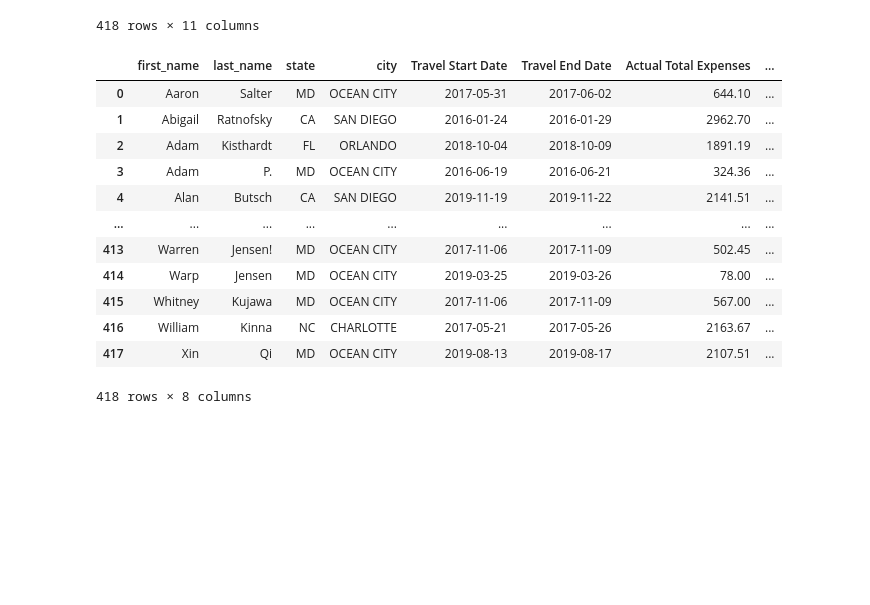
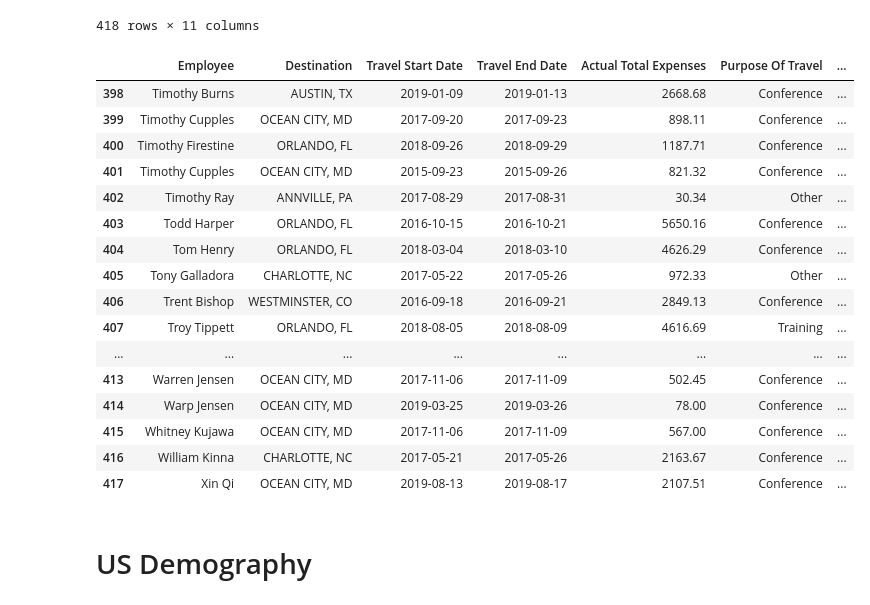
Before and after one commit to Sam10Alytics/Data_Cleanned_With_Pandas, a Jupyter notebook: index.ipynb, the cells around one changed output. Saved outputs shown, nothing was run; the diff lists cells and outputs as text; code cells hidden in the pictures; blank space fills up the shorter version.

```diff
--- a/index.ipynb
+++ b/index.ipynb
@@ -303,19 +302,3 @@ travels_dataset # check that the changes were applied
 # %%
 columns = ['first_name','last_name','state','city','Travel Start Date','Travel End Date','Actual Total Expenses','Purpose Of Travel']
 final_result = travels_dataset[columns].copy()
-# %%
-final_result
-# %% [output]
-|  | first_name | last_name | state | city | Travel Start Date | Travel End Date | Actual Total Expenses | ... |
-| 0 | Aaron | Salter | MD | OCEAN CITY | 2017-05-31 | 2017-06-02 | 644.10 | ... |
-| 1 | Abigail | Ratnofsky | CA | SAN DIEGO | 2016-01-24 | 2016-01-29 | 2962.70 | ... |
-| 2 | Adam | Kisthardt | FL | ORLANDO | 2018-10-04 | 2018-10-09 | 1891.19 | ... |
-| 3 | Adam | P. | MD | OCEAN CITY | 2016-06-19 | 2016-06-21 | 324.36 | ... |
-| 4 | Alan | Butsch | CA | SAN DIEGO | 2019-11-19 | 2019-11-22 | 2141.51 | ... |
-| ... | ... | ... | ... | ... | ... | ... | ... | ... |
-| 413 | Warren | Jensen! | MD | OCEAN CITY | 2017-11-06 | 2017-11-09 | 502.45 | ... |
-| 414 | Warp | Jensen | MD | OCEAN CITY | 2019-03-25 | 2019-03-26 | 78.00 | ... |
-| 415 | Whitney | Kujawa | MD | OCEAN CITY | 2017-11-06 | 2017-11-09 | 567.00 | ... |
-| 416 | William | Kinna | NC | CHARLOTTE | 2017-05-21 | 2017-05-26 | 2163.67 | ... |
-| 417 | Xin | Qi | MD | OCEAN CITY | 2019-08-13 | 2019-08-17 | 2107.51 | ... |
-418 rows × 8 columns
@@ -321,0 +307,7 @@ final_result
+# %%
+def remove_special_characters(name):
+    result = name.replace('@','')
+    result = result.replace('!','')
+    return result
+# %%
+travels_dataset['Employee'] = travels_dataset['Employee'].apply(remove_special_characters)
@@ -321,0 +316,22 @@ final_result
+# %%
+travels_dataset.tail(20)
+# %% [output]
+|  | Employee | Destination | Travel Start Date | Travel End Date | Actual Total Expenses | Purpose Of Travel | ... |
+| 398 | Timothy Burns | AUSTIN, TX | 2019-01-09 | 2019-01-13 | 2668.68 | Conference | ... |
+| 399 | Timothy Cupples | OCEAN CITY, MD | 2017-09-20 | 2017-09-23 | 898.11 | Conference | ... |
+| 400 | Timothy Firestine | ORLANDO, FL | 2018-09-26 | 2018-09-29 | 1187.71 | Conference | ... |
+| 401 | Timothy Cupples | OCEAN CITY, MD | 2015-09-23 | 2015-09-26 | 821.32 | Conference | ... |
+| 402 | Timothy Ray | ANNVILLE, PA | 2017-08-29 | 2017-08-31 | 30.34 | Other | ... |
+| 403 | Todd Harper | ORLANDO, FL | 2016-10-15 | 2016-10-21 | 5650.16 | Conference | ... |
+| 404 | Tom Henry | ORLANDO, FL | 2018-03-04 | 2018-03-10 | 4626.29 | Conference | ... |
+| 405 | Tony Galladora | CHARLOTTE, NC | 2017-05-22 | 2017-05-26 | 972.33 | Other | ... |
+| 406 | Trent Bishop | WESTMINSTER, CO | 2016-09-18 | 2016-09-21 | 2849.13 | Conference | ... |
+| 407 | Troy Tippett | ORLANDO, FL | 2018-08-05 | 2018-08-09 | 4616.69 | Training | ... |
+| ... | ... | ... | ... | ... | ... | ... | ... |
+| 413 | Warren Jensen | OCEAN CITY, MD | 2017-11-06 | 2017-11-09 | 502.45 | Conference | ... |
+| 414 | Warp Jensen | OCEAN CITY, MD | 2019-03-25 | 2019-03-26 | 78.00 | Conference | ... |
+| 415 | Whitney Kujawa | OCEAN CITY, MD | 2017-11-06 | 2017-11-09 | 567.00 | Conference | ... |
+| 416 | William Kinna | CHARLOTTE, NC | 2017-05-21 | 2017-05-26 | 2163.67 | Conference | ... |
+| 417 | Xin Qi | OCEAN CITY, MD | 2019-08-13 | 2019-08-17 | 2107.51 | Conference | ... |
+# %% [markdown]
+# US Demography
```
Also changed, not shown: parts of 4 cells of this notebook.
